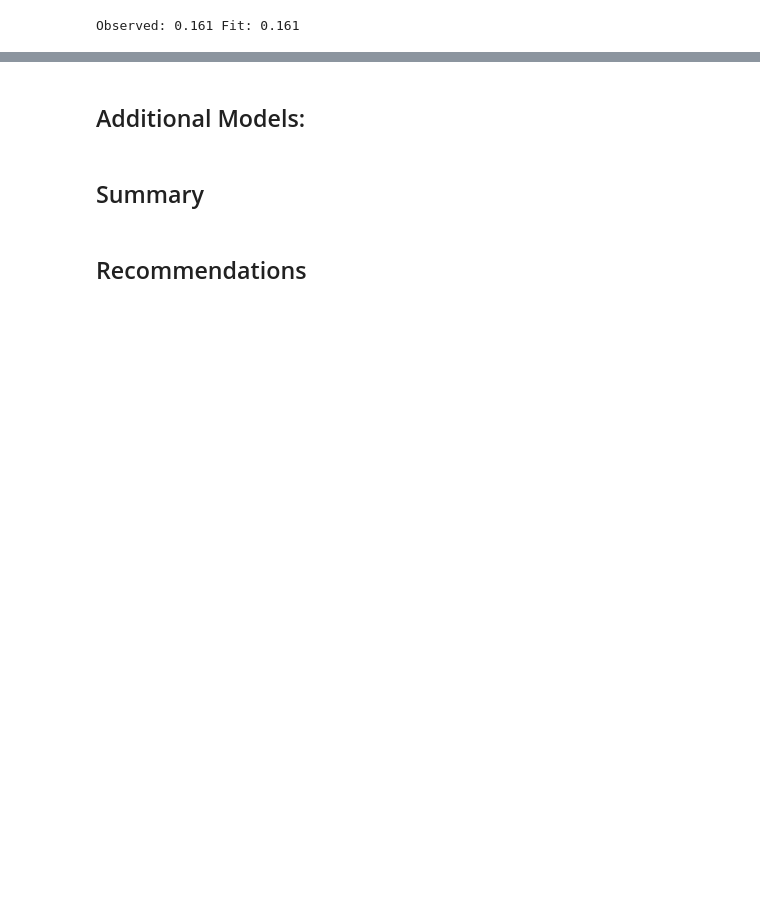
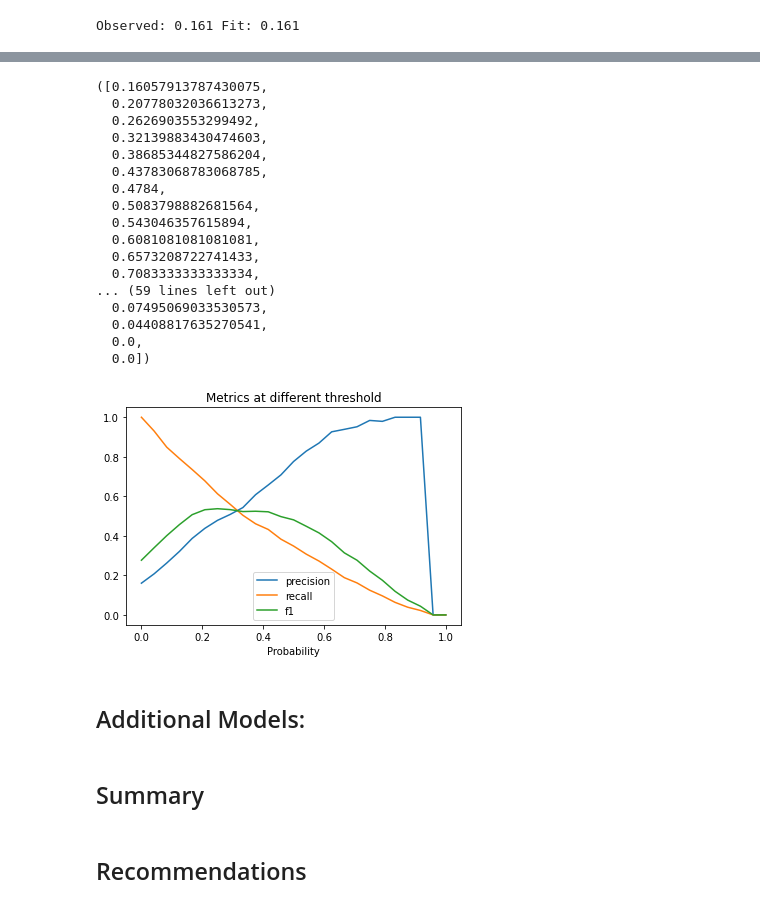
Before and after one commit to shaisid01/Data-Science, a Jupyter notebook: CapstoneProjects/Capstone 2/Notebooks/05_modeling.ipynb, the cells around one changed output, grey strips where cells are left out. Cells and saved outputs as stored; diff of their text form; code cells hidden in the pictures; blank space fills up the shorter version.

```diff
--- a/CapstoneProjects/Capstone 2/Notebooks/05_modeling.ipynb
+++ b/CapstoneProjects/Capstone 2/Notebooks/05_modeling.ipynb
@@ -243,0 +245,9 @@ Observed: 0.161 Fit: 0.161
+# %%
+clf_lg = linear_model.LogisticRegression(fit_intercept= True,max_iter=500,random_state=632966)
+# %%
+#fit on train and test data no tuning
+train = clf_lg.fit(X=X_train,y=y_train)
+test = clf_lg.fit(X=X_test,y=y_test)
+# %%
+x_train_pred = train.predict_proba(X_train)
+y_test_pred = train.predict_proba(X_test)
@@ -244,3 +294,24 @@ Observed: 0.161 Fit: 0.161
+# %%
+threshhold_and_plot(y_test,y_test_pred[:,1])
+# %% [output]
+([0.16057913787430075,
+  0.20778032036613273,
+  0.2626903553299492,
+  0.32139883430474603,
+  0.38685344827586204,
+  0.43783068783068785,
+  0.4784,
+  0.5083798882681564,
+  0.543046357615894,
+  0.6081081081081081,
+  0.6573208722741433,
+  0.7083333333333334,
+... (59 lines left out)
+  0.07495069033530573,
+  0.04408817635270541,
+  0.0,
+  0.0])
+[figure, added]
 # %% [markdown]
 ## Additional Models: <a id=AdditionalModels></a>
 # %% [markdown]
```
Also changed, not shown: parts of 16 cells of this notebook.
